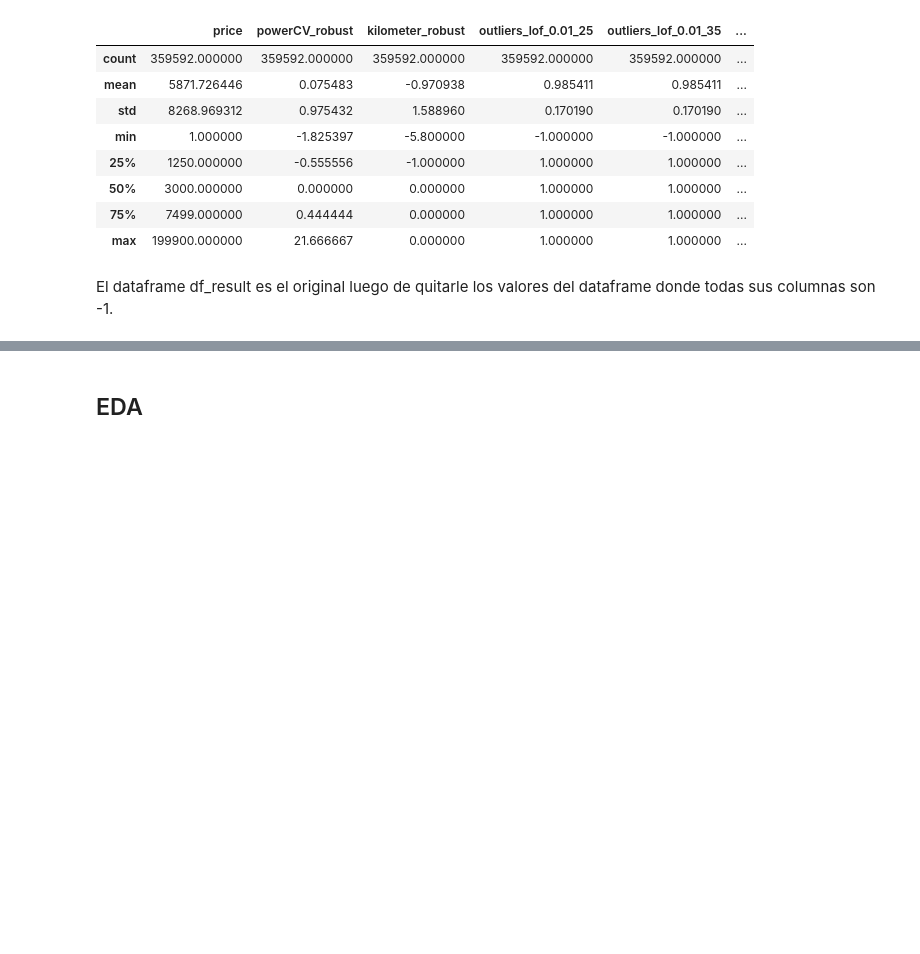
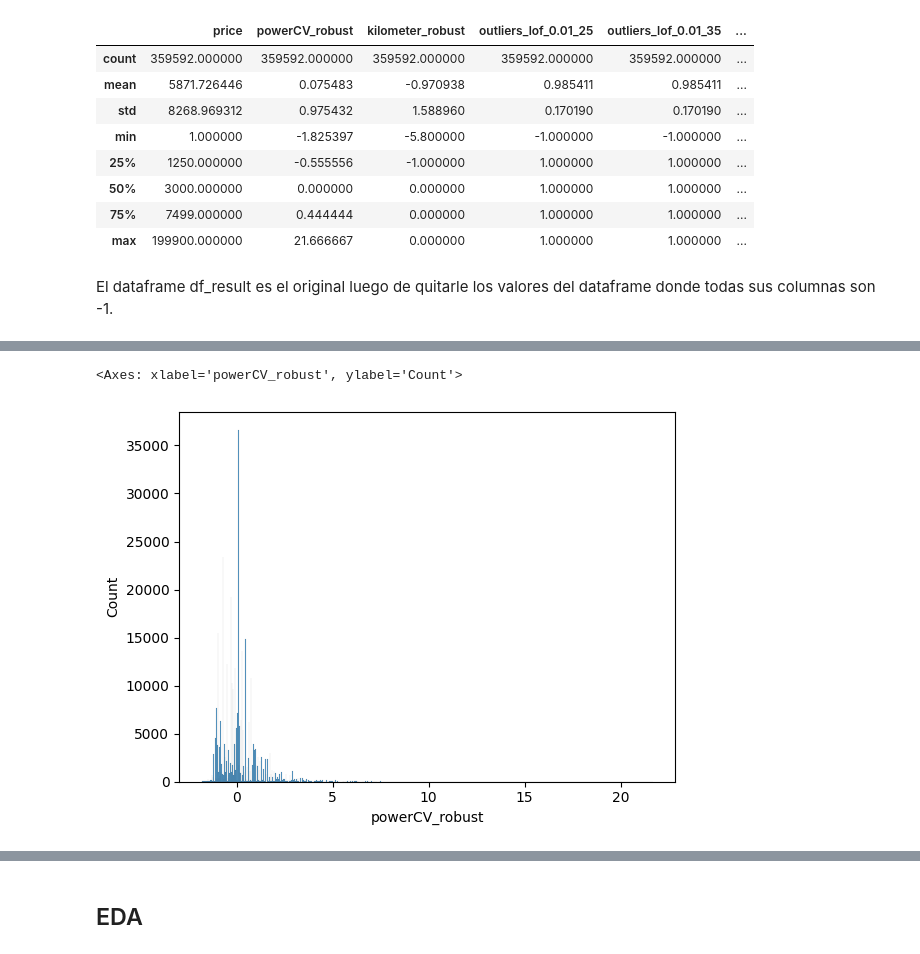
Before and after one commit to ngcarvajall/Lab_EDA_Gestion_Nulos, a Jupyter notebook: laboratorio-modulo7-leccion03-gestion-outiers.ipynb, the cells around one changed output, grey strips where cells are left out. Saved outputs shown, nothing was run; the diff lists cells and outputs as text; code cells hidden in the pictures; blank space fills up the shorter version.

```diff
--- a/laboratorio-modulo7-leccion03-gestion-outiers.ipynb
+++ b/laboratorio-modulo7-leccion03-gestion-outiers.ipynb
@@ -403,0 +423,5 @@ df_fragmento_60 = df_result[df_result[columnas_lof].eq(-1).sum(axis=1) >= fragme
+# %%
+sns.histplot(x='powerCV_robust', data=df_fragmento_40)
+# %% [output]
+<Axes: xlabel='powerCV_robust', ylabel='Count'>
+[figure, added]
```
Also changed, not shown: parts of 22 cells of this notebook, 3 other files.
